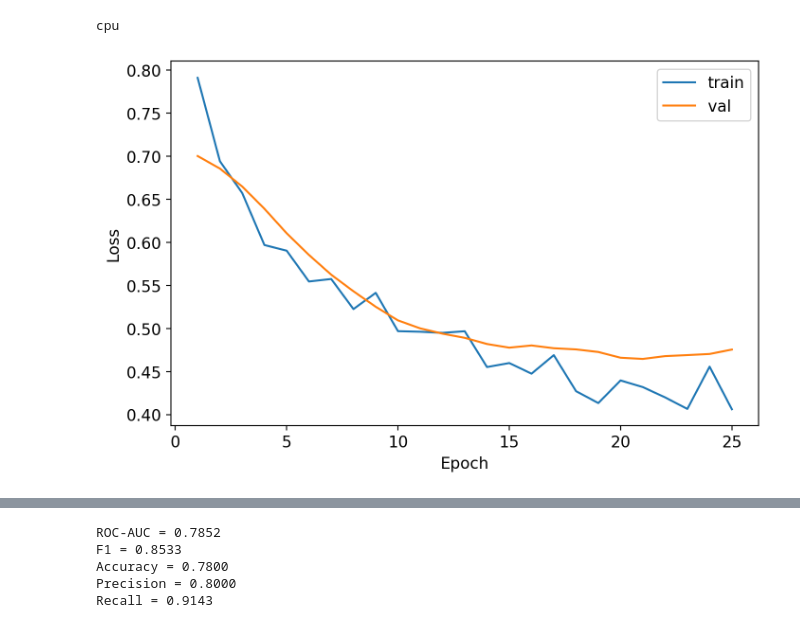
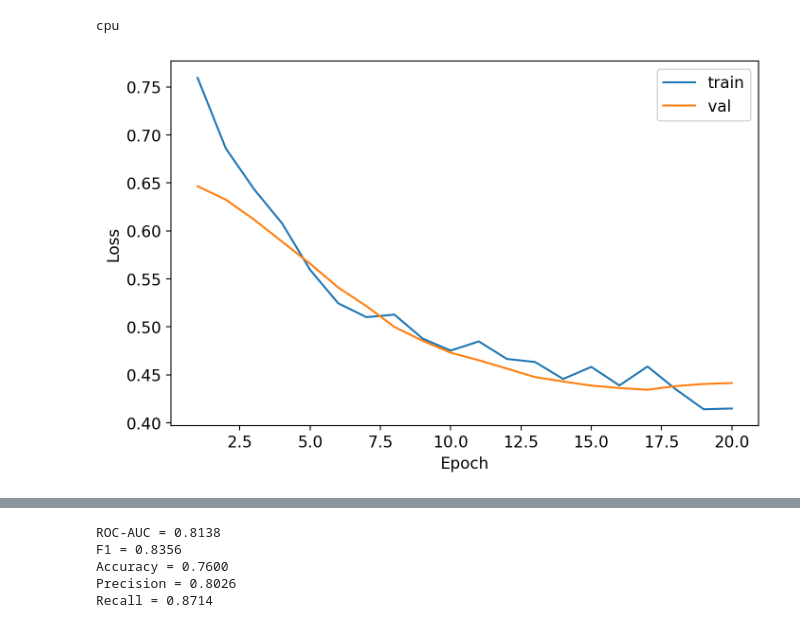
Before and after one commit to hushchyn-mikhail/llm_universal_interface, a Jupyter notebook: matveev/notebooks/creditg_special.ipynb, the cells around one changed output, grey strips where cells are left out. Cells and saved outputs as stored; diff of their text form; code cells hidden in the pictures.

```diff
--- a/matveev/notebooks/creditg_special.ipynb
+++ b/matveev/notebooks/creditg_special.ipynb
@@ -148,9 +148,9 @@ print(device)
 cpu
 # %%
 net = TABMLP(len(numerical_features), emb_dims).to(device)
-optimizer = optim.AdamW(net.parameters(), lr=0.001, weight_decay=1e-4)
+optimizer = optim.Adam(net.parameters(), lr=1e-3)
 criterion = nn.CrossEntropyLoss()
 
-train(net, optimizer, 25, train_loader, val_loader, criterion, device)
+train(net, optimizer, 20, train_loader, val_loader, criterion, device)
 # %% [output]
-[figure, old version]
+[figure, new version]
@@ -163,8 +163,8 @@ print("Accuracy = %.4f" % accuracy_score(y_test, y_pred))
 print("Precision = %.4f" % precision_score(y_test, y_pred))
 print("Recall = %.4f" % recall_score(y_test, y_pred))
 # %% [output]
-ROC-AUC = 0.7852
-F1 = 0.8533
-Accuracy = 0.7800
-Precision = 0.8000
-Recall = 0.9143
+ROC-AUC = 0.8138
+F1 = 0.8356
+Accuracy = 0.7600
+Precision = 0.8026
+Recall = 0.8714
```
Also changed, not shown: parts of 4 cells of this notebook, 20 other files.
